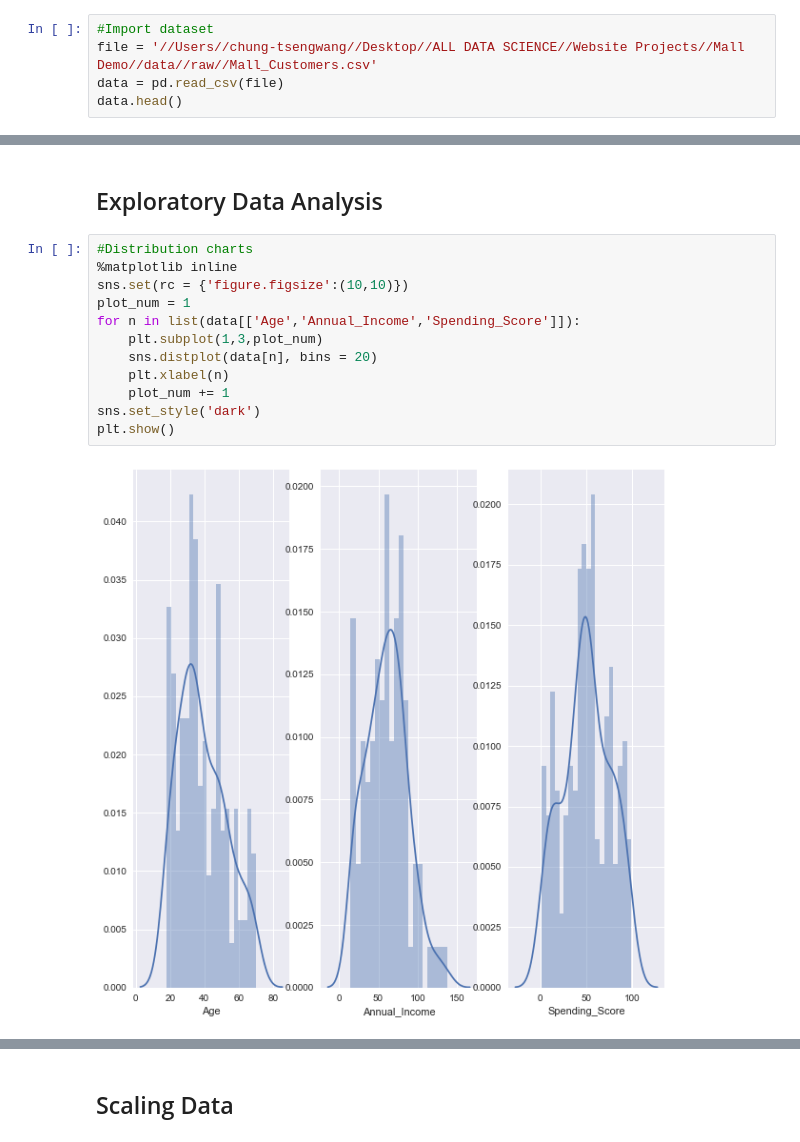
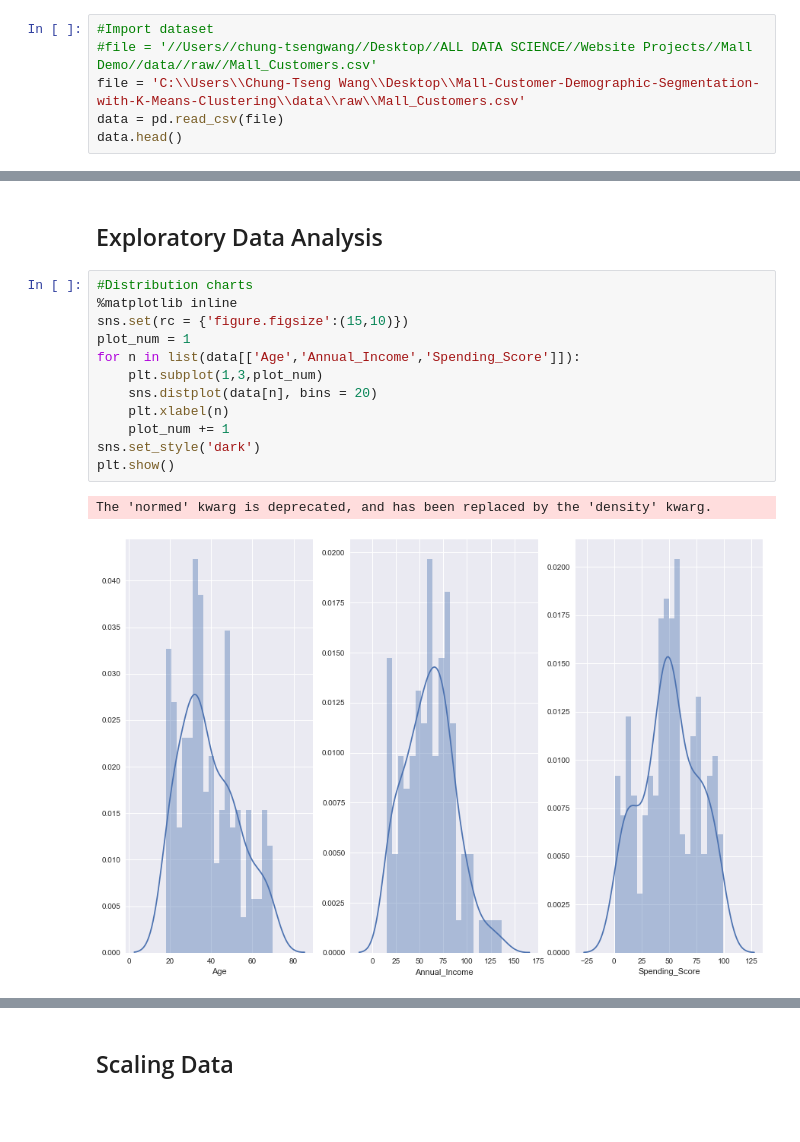
Before and after one commit to chungtseng96/Mall-Customer-Demographic-Segmentation-with-K-Means-Clustering, a Jupyter notebook: model/Mall Customer Segmentation .ipynb, the cells around one changed output, grey strips where cells are left out. Saved outputs shown, nothing was run; the diff lists cells and outputs as text; blank space fills up the shorter version.

```diff
--- a/model/Mall Customer Segmentation .ipynb
+++ b/model/Mall Customer Segmentation .ipynb
@@ -8,7 +8,8 @@ import seaborn as sns
 import matplotlib.pyplot as plt
 # %%
 #Import dataset
-file = '//Users//chung-tsengwang//Desktop//ALL DATA SCIENCE//Website Projects//Mall Demo//data//raw//Mall_Customers.csv'
+#file = '//Users//chung-tsengwang//Desktop//ALL DATA SCIENCE//Website Projects//Mall Demo//data//raw//Mall_Customers.csv'
+file = 'C:\\Users\\Chung-Tseng Wang\\Desktop\\Mall-Customer-Demographic-Segmentation-with-K-Means-Clustering\\data\\raw\\Mall_Customers.csv'
 data = pd.read_csv(file)
 data.head()
 # %% [output]
@@ -68,17 +69,18 @@ Index(['CustomerID', 'Gender', 'Age', 'Annual_Income', 'Spending_Score'], dtype=
 # %%
 #Distribution charts
 %matplotlib inline
-sns.set(rc = {'figure.figsize':(10,10)})
+sns.set(rc = {'figure.figsize':(15,10)})
 plot_num = 1
 for n in list(data[['Age','Annual_Income','Spending_Score']]):
     plt.subplot(1,3,plot_num)
     sns.distplot(data[n], bins = 20)
     plt.xlabel(n)
     plot_num += 1
 sns.set_style('dark')
 plt.show()
 # %% [output]
+The 'normed' kwarg is deprecated, and has been replaced by the 'density' kwarg.
-[figure, old version]
+[figure, new version]
 # %%
 #Count plot for gender
 sns.set(style = 'darkgrid')
```
Also changed, not shown: parts of 12 cells of this notebook, 1 other file.
